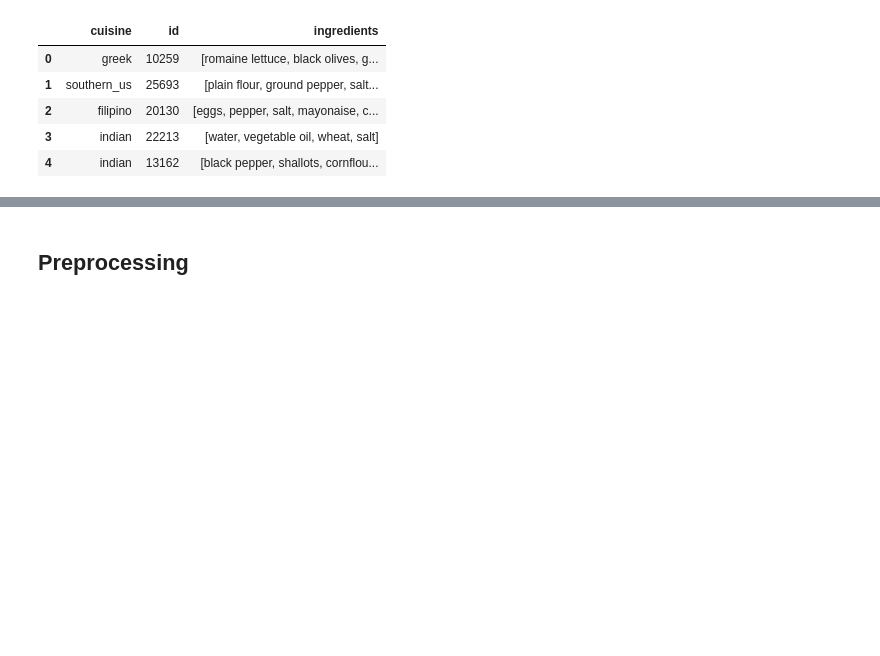
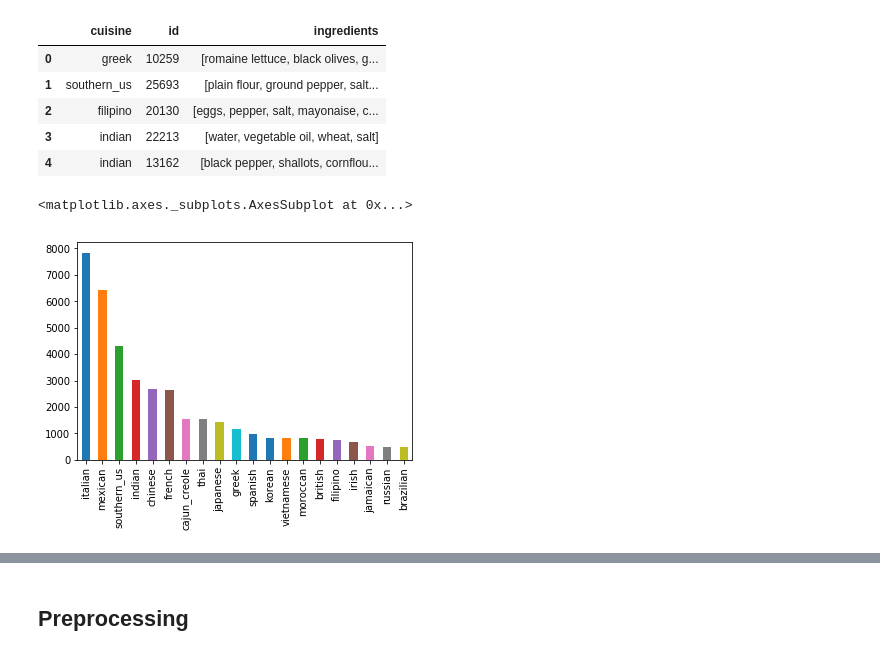
Before and after one commit to neerajms/kaggle_whats_cooking, a Jupyter notebook: analysis.ipynb, the cells around one changed output, grey strips where cells are left out. Saved outputs shown, nothing was run; the diff lists cells and outputs as text; code cells hidden in the pictures; blank space fills up the shorter version.

```diff
--- a/analysis.ipynb
+++ b/analysis.ipynb
@@ -18,0 +17,5 @@ train_data_df['']
+# %%
+train_data_df['cuisine'].value_counts().plot(kind='bar')
+# %% [output]
+<matplotlib.axes._subplots.AxesSubplot at 0x...>
+[figure, added]
```
Also changed, not shown: parts of 4 cells of this notebook.
